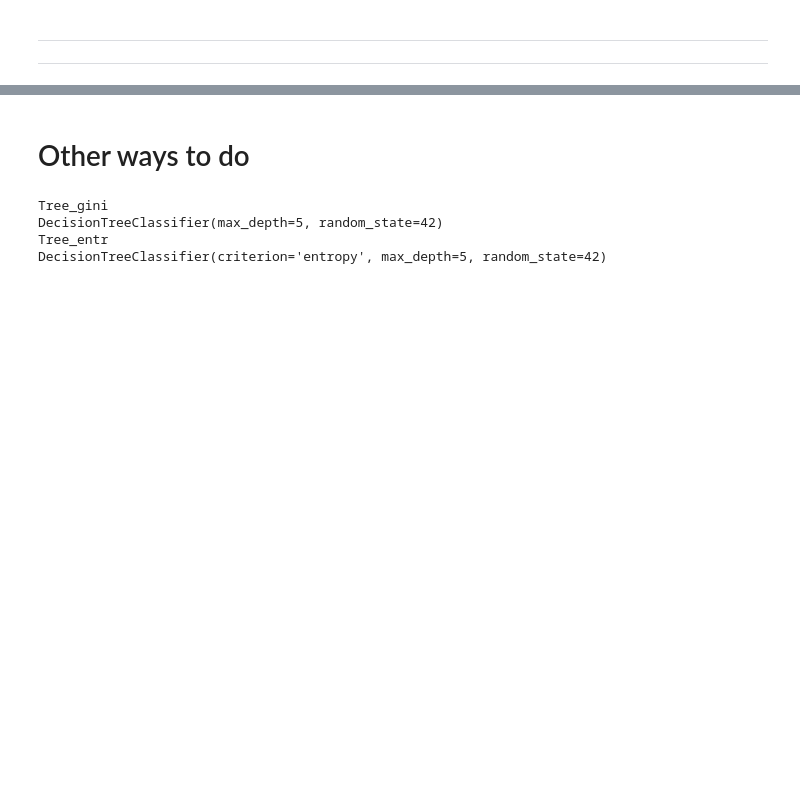
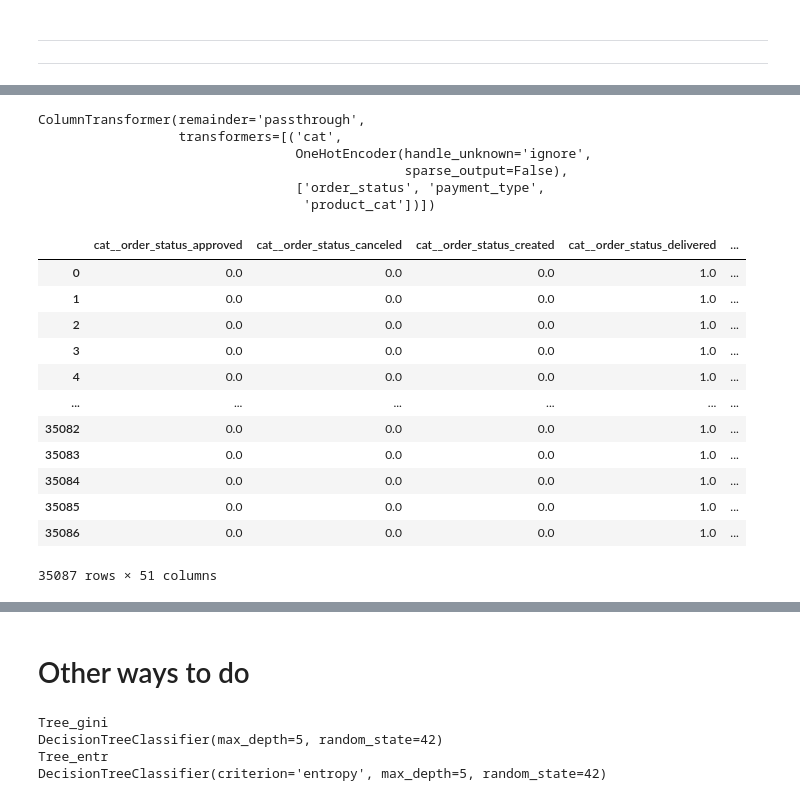
Before and after one commit to SilvanaKoga/tfm-uned-churn, a Jupyter notebook: Notebooks/DT_RF_XGBoost.ipynb, the cells around one changed output, grey strips where cells are left out. Saved outputs shown, nothing was run; the diff lists cells and outputs as text; code cells hidden in the pictures; blank space fills up the shorter version.

```diff
--- a/Notebooks/DT_RF_XGBoost.ipynb
+++ b/Notebooks/DT_RF_XGBoost.ipynb
@@ -1450,0 +1565,4 @@ array([[ 8055,   595],
+# %%
+Data_train_110_df["multiple_payment_methods"] = (Data_train_110_df["payment_sequential"] > 2.0).astype(int)
+
+Data_train_110_df["multiple_payment_methods"]
@@ -1450,0 +1582,4 @@ array([[ 8055,   595],
+# %%
+Data_train_110_df["product_cat"] = Data_train_110_df.product_category_name_english.map(product_categories_map)
+
+Data_train_110_df["product_cat"].value_counts()
@@ -1450,0 +1604,34 @@ array([[ 8055,   595],
+# %%
+target_features = ["order_status", "payment_type", "product_cat"]
+
+col_trans = ColumnTransformer(
+    transformers=[("cat", OneHotEncoder(sparse_output= False, handle_unknown="ignore"), target_features)], remainder="passthrough"
+)
+col_trans.fit(Data_train_110_df)
+# %% [output]
+ColumnTransformer(remainder='passthrough',
+                  transformers=[('cat',
+                                 OneHotEncoder(handle_unknown='ignore',
+                                               sparse_output=False),
+                                 ['order_status', 'payment_type',
+                                  'product_cat'])])
+# %%
+encoded_array = col_trans.transform(Data_train_110_df)
+# %%
+encoded_110_df = pd.DataFrame(encoded_array, columns= col_trans.get_feature_names_out(Data_train_110_df.columns))
+
+encoded_110_df
+# %% [output]
+|  | cat__order_status_approved | cat__order_status_canceled | cat__order_status_created | cat__order_status_delivered | ... |
+| 0 | 0.0 | 0.0 | 0.0 | 1.0 | ... |
+| 1 | 0.0 | 0.0 | 0.0 | 1.0 | ... |
+| 2 | 0.0 | 0.0 | 0.0 | 1.0 | ... |
+| 3 | 0.0 | 0.0 | 0.0 | 1.0 | ... |
+| 4 | 0.0 | 0.0 | 0.0 | 1.0 | ... |
+| ... | ... | ... | ... | ... | ... |
+| 35082 | 0.0 | 0.0 | 0.0 | 1.0 | ... |
+| 35083 | 0.0 | 0.0 | 0.0 | 1.0 | ... |
+| 35084 | 0.0 | 0.0 | 0.0 | 1.0 | ... |
+| 35085 | 0.0 | 0.0 | 0.0 | 1.0 | ... |
+| 35086 | 0.0 | 0.0 | 0.0 | 1.0 | ... |
+35087 rows × 51 columns
```
Also changed, not shown: parts of 63 cells of this notebook.
